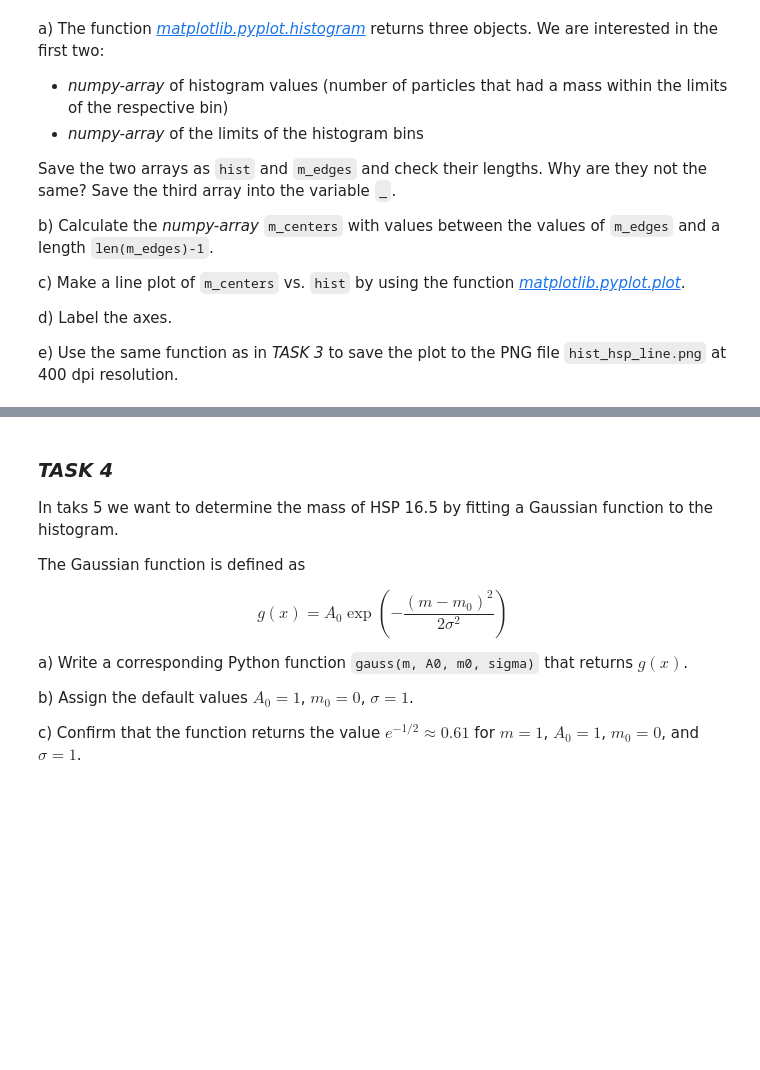
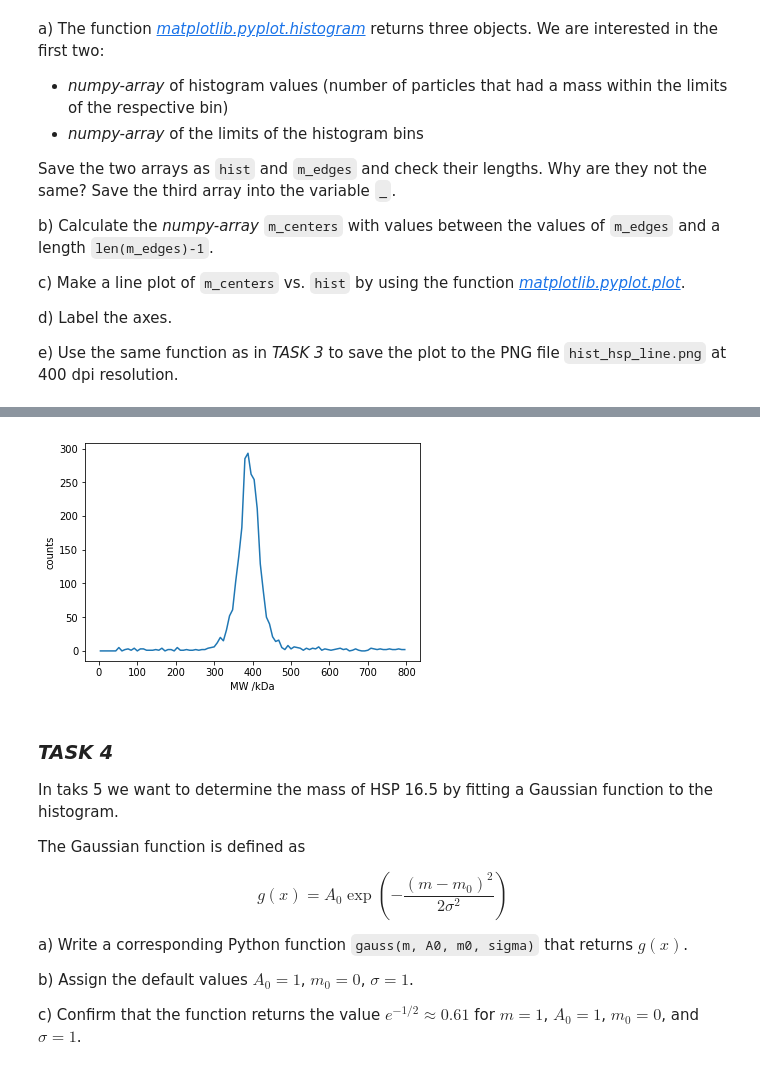
Before and after one commit to mhantke/python-course, a Jupyter notebook: session4/session4-Fabian.ipynb, the cells around one changed output, grey strips where cells are left out. Cells and saved outputs as stored; diff of their text form; code cells hidden in the pictures; blank space fills up the shorter version.

```diff
--- a/session4/session4-Fabian.ipynb
+++ b/session4/session4-Fabian.ipynb
@@ -97,3 +114,13 @@ e) Use the same function as in *TASK 3* to save the plot to the PNG file ``hist_
+# %%
+low=len(m_edges)-1
+up=len(m_edges)
+m_centers=m_edges[:-1]+(m_edges[1]-m_edges[0])/2
+plot(m_centers,hist)
+xlabel('MW /kDa')
+ylabel('counts')
+savefig('hist_hsp_line_fabs.png', dpi=400);
+# %% [output]
+[figure, added]
 # %% [markdown]
 ### *TASK 4*
 
```
Also changed, not shown: parts of 4 cells of this notebook.
